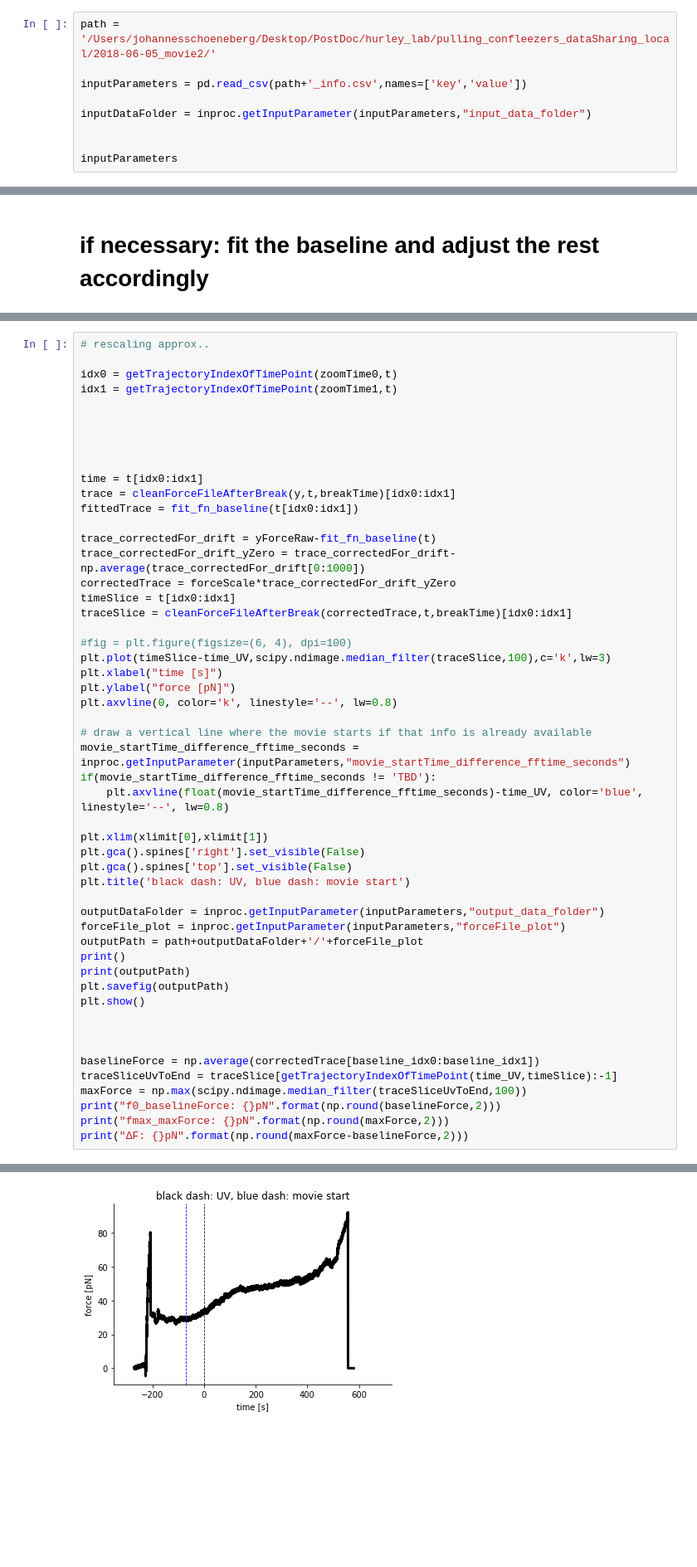
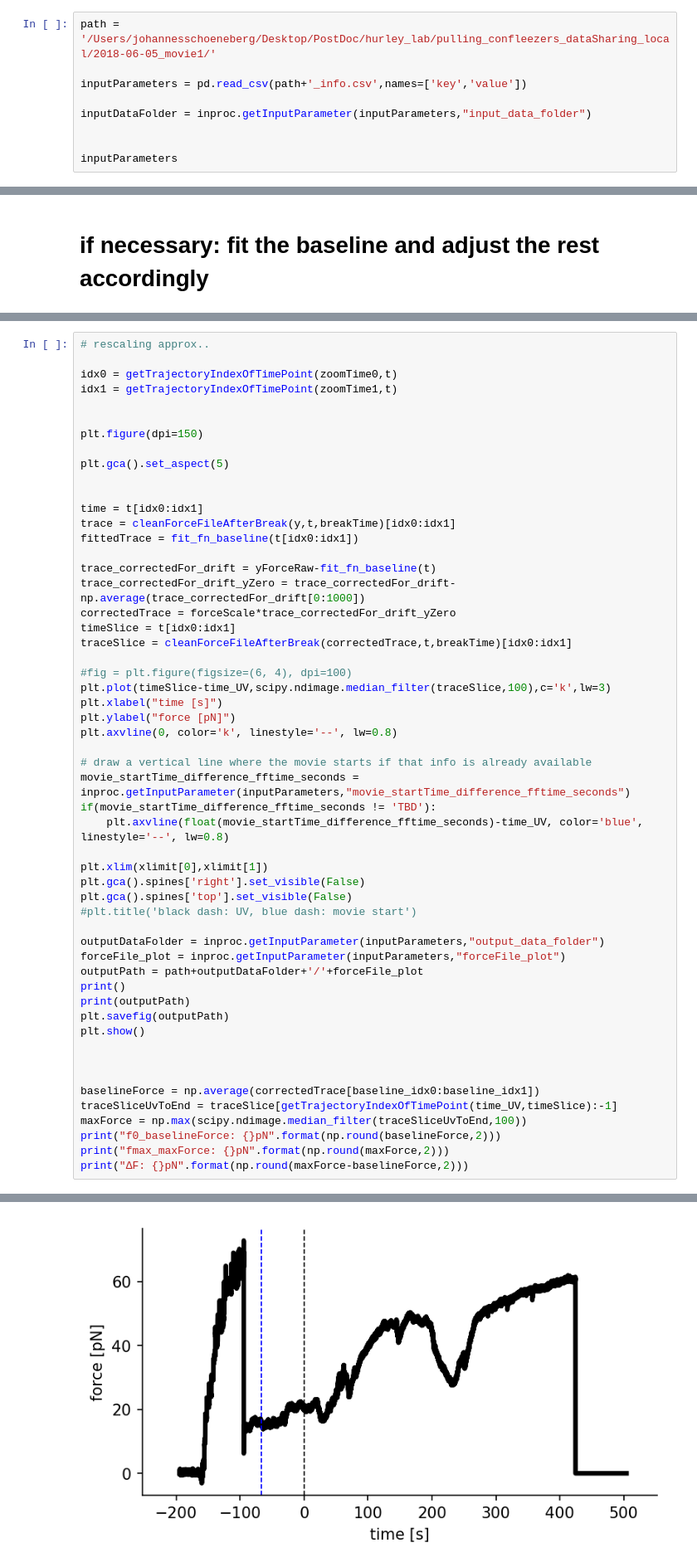
Before and after one commit to JohSchoeneberg/Confleezers, a Jupyter notebook: confleezers_data_analysis/tube__1_analyze_forcefile.ipynb, the cells around one changed output, grey strips where cells are left out. Shown: that part at 83% size. Drawn from its saved outputs; the diff is of its cells as text; blank space fills up the shorter version.

```diff
--- a/confleezers_data_analysis/tube__1_analyze_forcefile.ipynb
+++ b/confleezers_data_analysis/tube__1_analyze_forcefile.ipynb
@@ -37,7 +37,7 @@ sys.path.append(pythonPackagePath+"/modules")
 import InputProcessing as inproc
 import ForceFileProcessing as ffp
 # %%
-path = '/Users/johannesschoeneberg/Desktop/PostDoc/hurley_lab/pulling_confleezers_dataSharing_local/2018-06-05_movie2/'
+path = '/Users/johannesschoeneberg/Desktop/PostDoc/hurley_lab/pulling_confleezers_dataSharing_local/2018-06-05_movie1/'
 
 inputParameters = pd.read_csv(path+'_info.csv',names=['key','value'])
 
@@ -270,7 +273,9 @@ idx0 = getTrajectoryIndexOfTimePoint(zoomTime0,t)
 idx1 = getTrajectoryIndexOfTimePoint(zoomTime1,t)
 
 
+plt.figure(dpi=150)
 
+plt.gca().set_aspect(5)
 
 
 time = t[idx0:idx1]
@@ -297,7 +302,7 @@ if(movie_startTime_difference_fftime_seconds != 'TBD'):
 plt.xlim(xlimit[0],xlimit[1])
 plt.gca().spines['right'].set_visible(False)
 plt.gca().spines['top'].set_visible(False)
-plt.title('black dash: UV, blue dash: movie start')
+#plt.title('black dash: UV, blue dash: movie start')
 
 outputDataFolder = inproc.getInputParameter(inputParameters,"output_data_folder")
 forceFile_plot = inproc.getInputParameter(inputParameters,"forceFile_plot")
@@ -320 +325 @@ print("∆F: {}pN".format(np.round(maxForce-baselineForce,2)))
-[figure, old version]
+[figure, new version]
```
Also changed, not shown: parts of 10 cells of this notebook, 2 other files.
